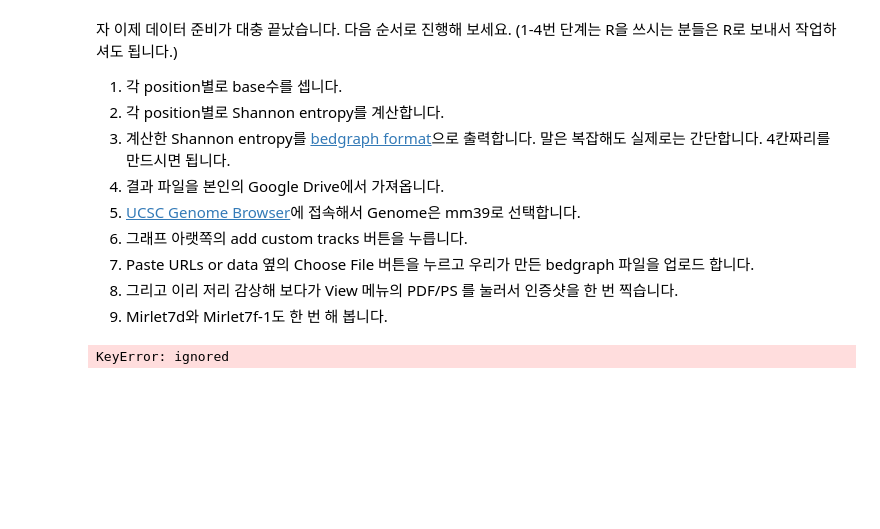
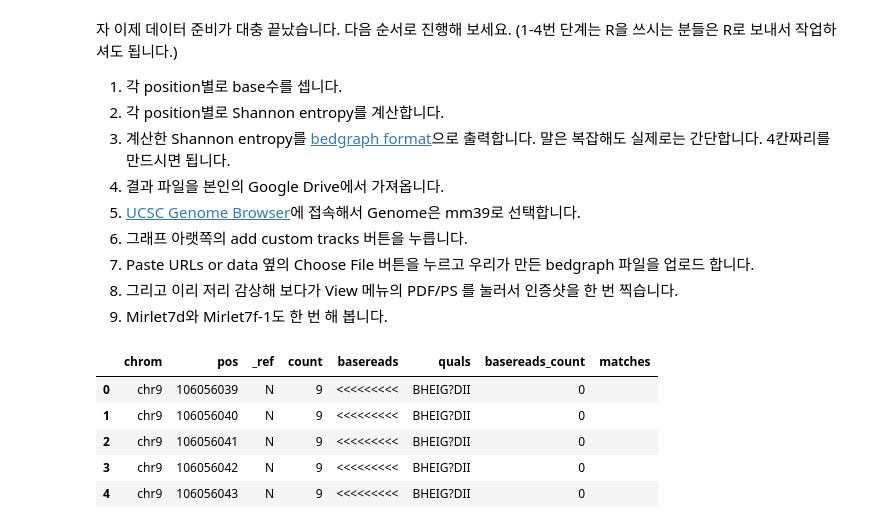
Before and after one commit to JungseoChoi/CJSbioinformatics, a Jupyter notebook: CoLab_TermProj_2023_3_1.ipynb, the cells around one changed output. Saved outputs shown, nothing was run; the diff lists cells and outputs as text; code cells hidden in the pictures; blank space fills up the shorter version.

```diff
--- a/CoLab_TermProj_2023_3_1.ipynb
+++ b/CoLab_TermProj_2023_3_1.ipynb
@@ -317,6 +317,13 @@ pileup[pileup['pos'] == 106056094].iloc[0]['matches']
 1. 그리고 이리 저리 감상해 보다가 View 메뉴의 PDF/PS 를 눌러서 인증샷을 한 번 찍습니다.
 1. Mirlet7d와 Mirlet7f-1도 한 번 해 봅니다.
 # %%
-pileup['basereads_count'] = pileup['matches'].apply(len)
+pileup['matches'].fillna(0, inplace=True)
+pileup['basereads_count'] = pileup['matches'].str.len()
+pileup.head()
 # %% [output]
-KeyError: ignored
+|  | chrom | pos | _ref | count | basereads | quals | basereads_count | matches |
+| 0 | chr9 | 106056039 | N | 9 | <<<<<<<<< | BHEIG?DII | 0 |  |
+| 1 | chr9 | 106056040 | N | 9 | <<<<<<<<< | BHEIG?DII | 0 |  |
+| 2 | chr9 | 106056041 | N | 9 | <<<<<<<<< | BHEIG?DII | 0 |  |
+| 3 | chr9 | 106056042 | N | 9 | <<<<<<<<< | BHEIG?DII | 0 |  |
+| 4 | chr9 | 106056043 | N | 9 | <<<<<<<<< | BHEIG?DII | 0 |  |
```
